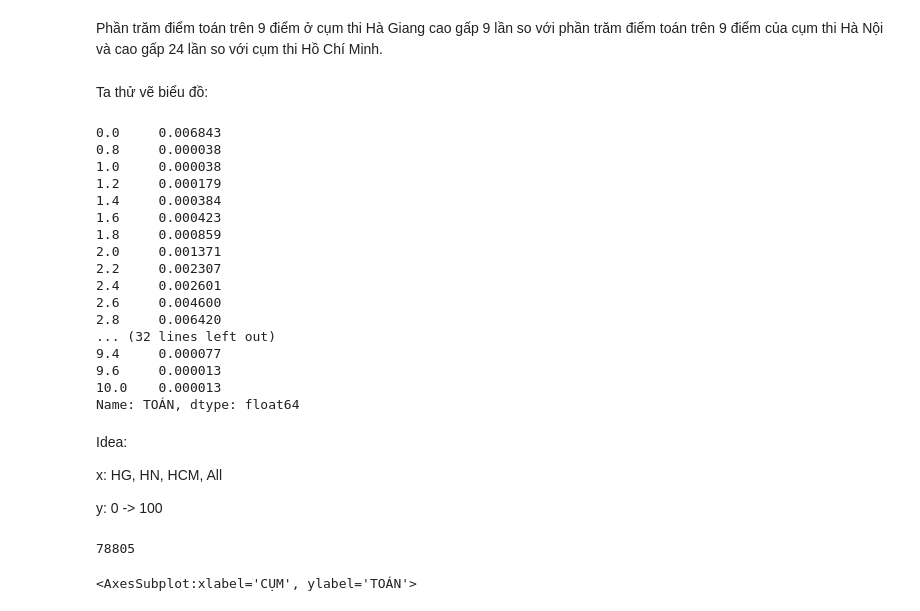
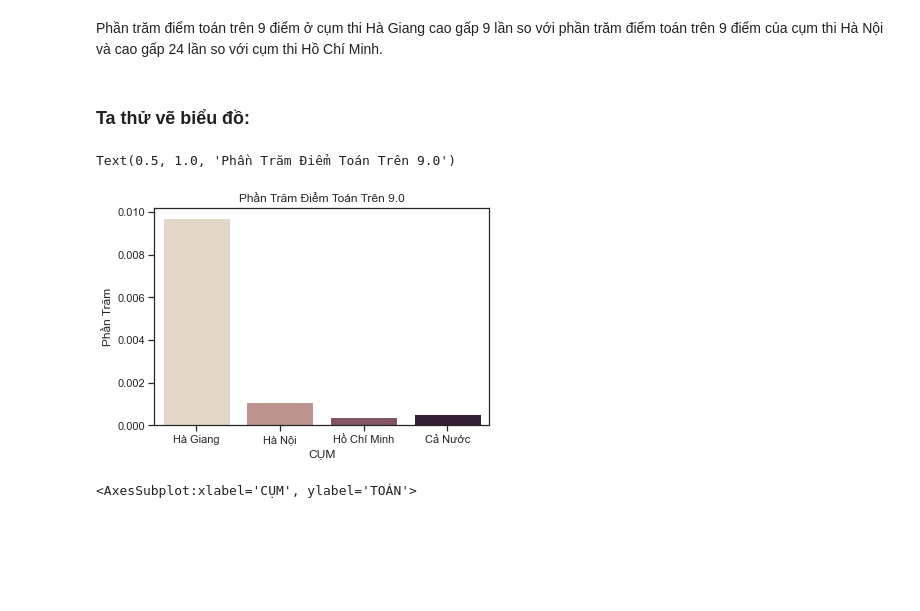
Before and after one commit to nguyenkhangme/project-visualization-cheating-score, a Jupyter notebook: Main.ipynb, the cells around one changed output. Cells and saved outputs as stored; diff of their text form; code cells hidden in the pictures; blank space fills up the shorter version.

Commit message:
* Add Visualizing

```diff
--- a/Main.ipynb
+++ b/Main.ipynb
@@ -245,38 +245,16 @@ sumHGToan/sumHCMToan
 # %% [markdown]
 Phần trăm điểm toán trên 9 điểm ở cụm thi Hà Giang cao gấp 9 lần so với phần trăm điểm toán trên 9 điểm của cụm thi Hà Nội và cao gấp 24 lần so với cụm thi Hồ Chí Minh.
 # %% [markdown]
-Ta thử vẽ biểu đồ:
+### Ta thử vẽ biểu đồ:
-# %%
-ttt = findPercentScoreHighgerThan(df_HCM,9,'TOÁN')
-ttt
-# %% [output]
-0.0     0.006843
-0.8     0.000038
-1.0     0.000038
-1.2     0.000179
-1.4     0.000384
-1.6     0.000423
-1.8     0.000859
-2.0     0.001371
-2.2     0.002307
-2.4     0.002601
-2.6     0.004600
-2.8     0.006420
-... (32 lines left out)
-9.4     0.000077
-9.6     0.000013
-10.0    0.000013
-Name: TOÁN, dtype: float64
-# %% [markdown]
-Idea:
-
-x: HG, HN, HCM, All
-
-y: 0 -> 100
-# %%
-df_HaNoi['TOÁN'].count()
-# %% [output]
-78805
+# %%
+Compare_Toan_df = pd.DataFrame(data = {'CỤM': ['Hà Giang','Hà Nội','Hồ Chí Minh','Cả Nước'], 'Phần Trăm': [sumHGToan,sumHNToan,sumHCMToan,sumAllToan]})
+Compare_Toan_df
+
+g = sns.barplot(x="CỤM", y= "Phần Trăm", palette="ch:.25", data=Compare_Toan_df)
+g.set_title("Phần Trăm Điểm Toán Trên 9.0")
+# %% [output]
+Text(0.5, 1.0, 'Phần Trăm Điểm Toán Trên 9.0')
+[figure, added]
 # %%
 
 # g = sns.catplot(x="CUM", y="survived", col="class",
```
